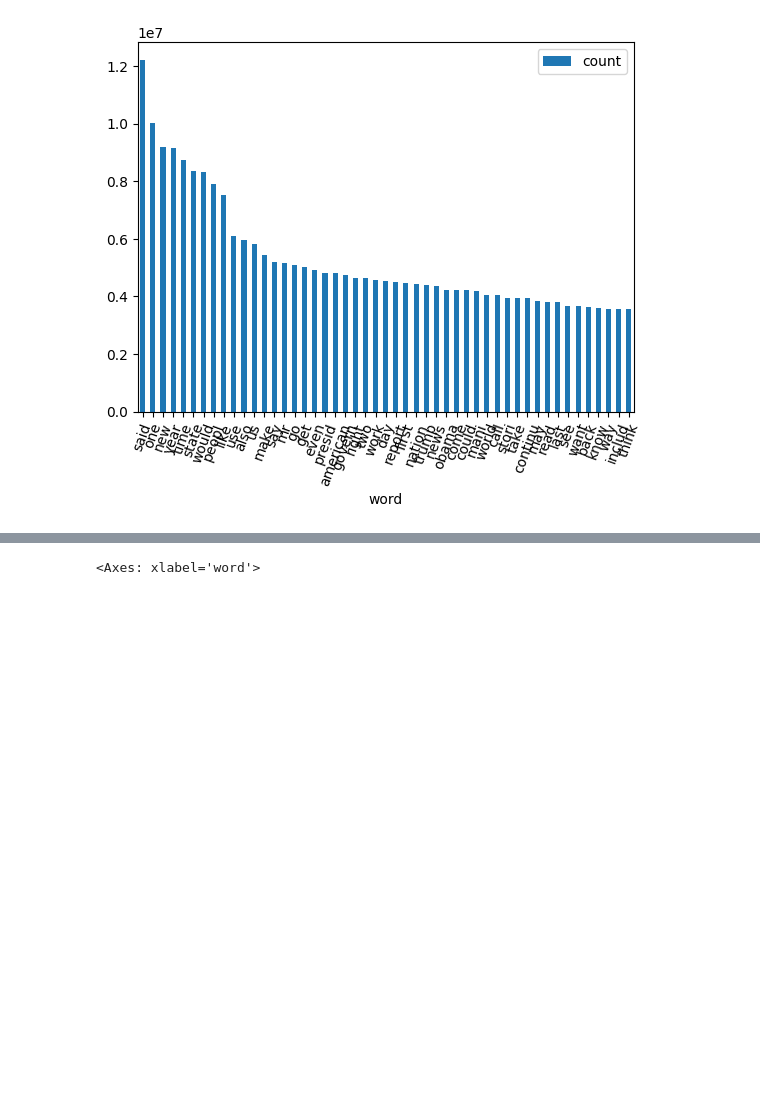
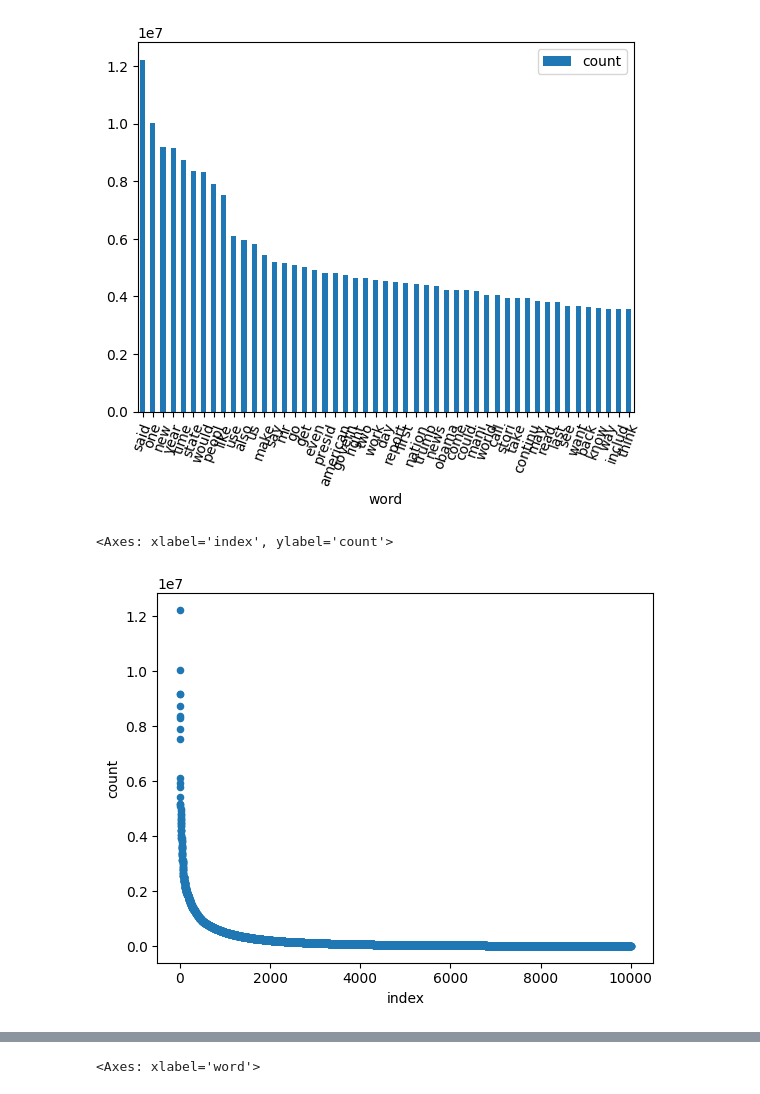
Before and after one commit to arnku/fake_news, a Jupyter notebook: data_visualization.ipynb, the cells around one changed output, grey strips where cells are left out. Drawn from its saved outputs; the diff is of its cells as text; code cells hidden in the pictures; blank space fills up the shorter version.

```diff
--- a/data_visualization.ipynb
+++ b/data_visualization.ipynb
@@ -45,5 +46,12 @@ df_t.iloc[0:49].plot.bar(x='word', y='count', rot=70)
 # %% [output]
 <Axes: xlabel='word'>
 [figure]
+# %%
+# Total unique word frequency - Index and count
+
+df_t.reset_index().iloc[0:10000].plot.scatter(x='index', y='count', rot=0)
+# %% [output]
+<Axes: xlabel='index', ylabel='count'>
+[figure, added]
 # %%
 
```
Also changed, not shown: parts of 11 cells of this notebook.
